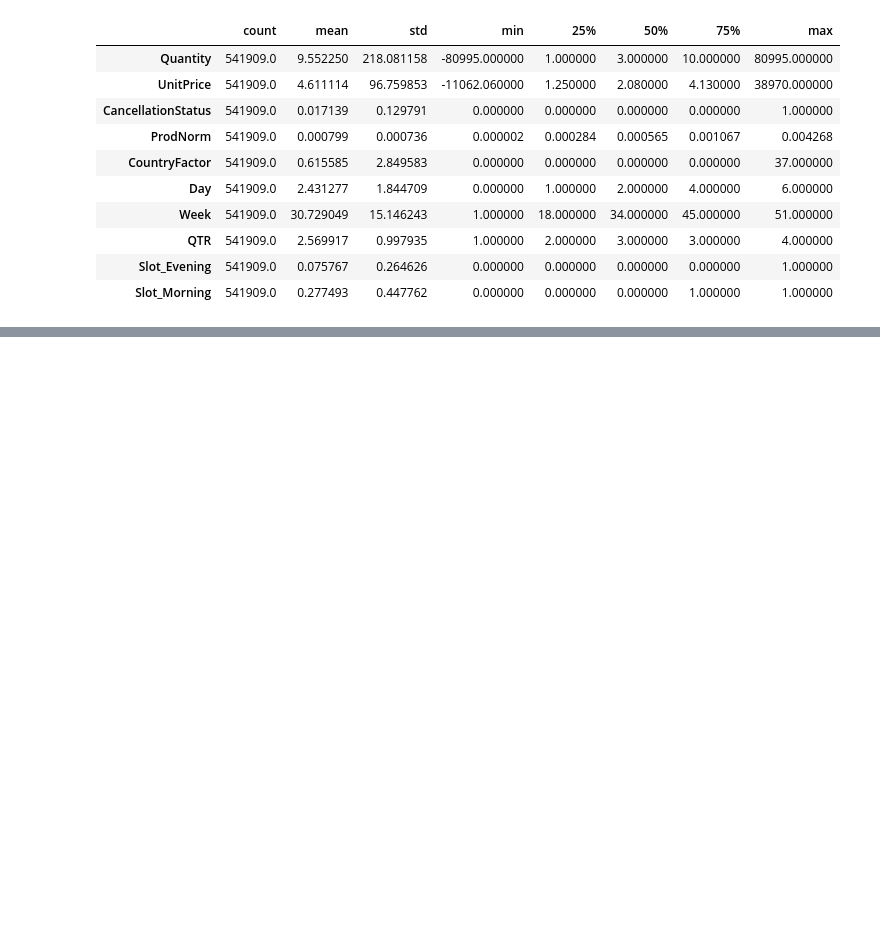
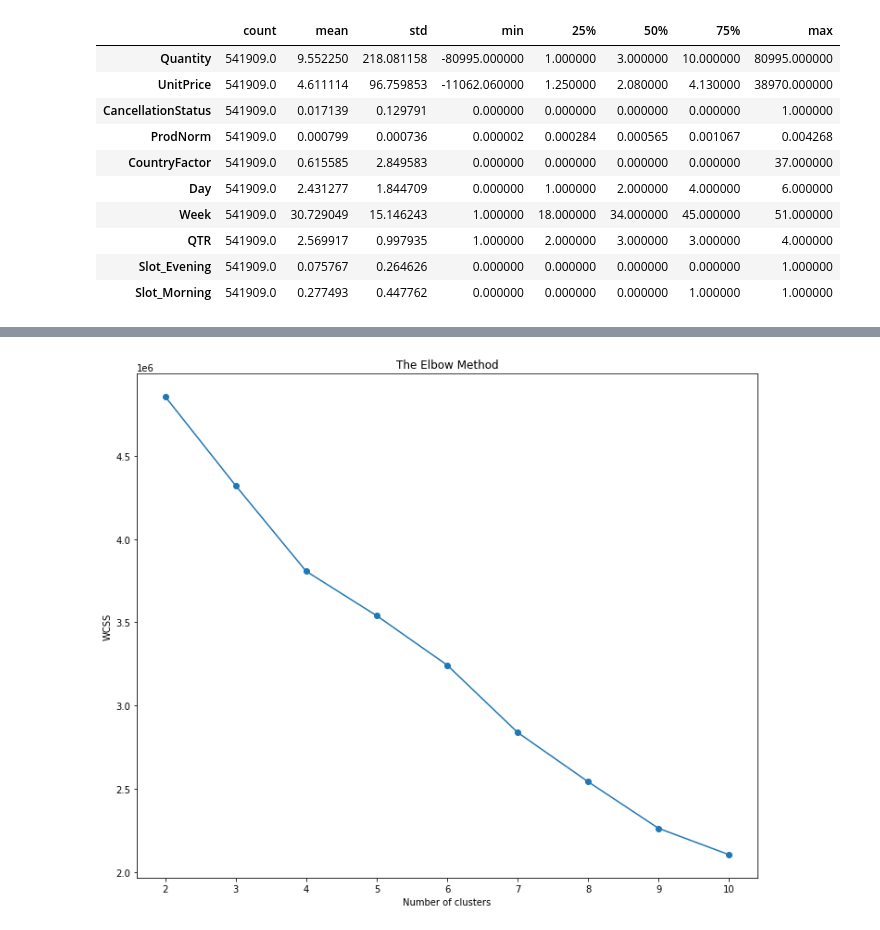
Before and after one commit to debhere/Retail-Customer-Clustering, a Jupyter notebook: Clustering Retail Customers.ipynb, the cells around one changed output, grey strips where cells are left out. Cells and saved outputs as stored; diff of their text form; code cells hidden in the pictures; blank space fills up the shorter version.

```diff
--- a/Clustering Retail Customers.ipynb
+++ b/Clustering Retail Customers.ipynb
@@ -338,0 +341,17 @@ retail_scaled.head()
+# %%
+#Decide on number of clusters
+
+plt.figure(figsize=(12,10))
+kmax = 10
+wcss = []
+for k in range(2, kmax+1):
+    kmeans = KMeans(n_clusters=k).fit(retail_scaled)
+    wcss.append(kmeans.inertia_)
+
+plt.plot(range(2, kmax+1), wcss, 'o-')
+plt.title('The Elbow Method')
+plt.xlabel('Number of clusters')
+plt.ylabel('WCSS')
+plt.show()
+# %% [output]
+[figure, added]
```
Also changed, not shown: parts of 4 cells of this notebook.
